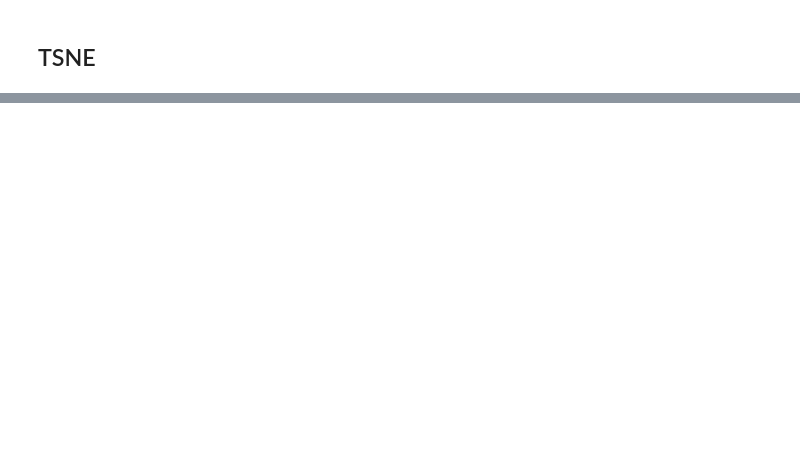
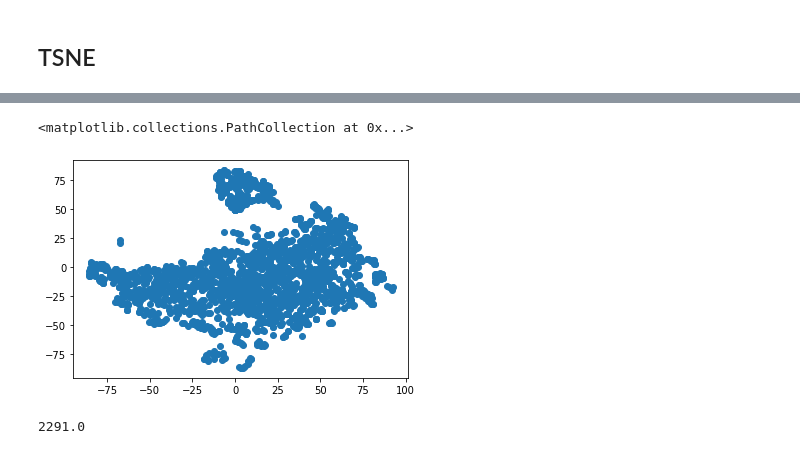
Before and after one commit to RayanAAY-ops/RE-Jodie-Recommander-System, a Jupyter notebook: main.ipynb, the cells around one changed output, grey strips where cells are left out. Drawn from its saved outputs; the diff is of its cells as text; code cells hidden in the pictures; blank space fills up the shorter version.

```diff
--- a/main.ipynb
+++ b/main.ipynb
@@ -508,0 +518,11 @@ plt.scatter(data_tsne[:,0],data_tsne[:,1],c=df['label'])
+# %%
+l = df[df['label']==1.0].index.values
+# %%
+plt.scatter(data_tsne[l,0],data_tsne[l,1])
+# %% [output]
+<matplotlib.collections.PathCollection at 0x...>
+[figure, added]
+# %%
+np.sum(df['label'])
+# %% [output]
+2291.0
```
Also changed, not shown: parts of 17 cells of this notebook.
